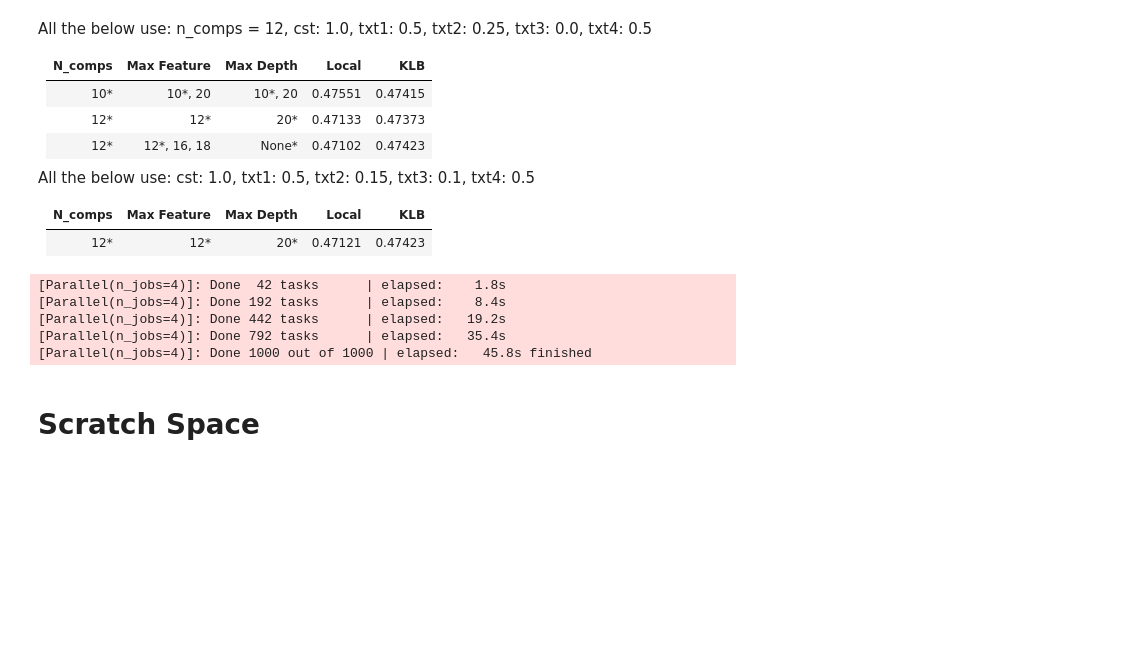
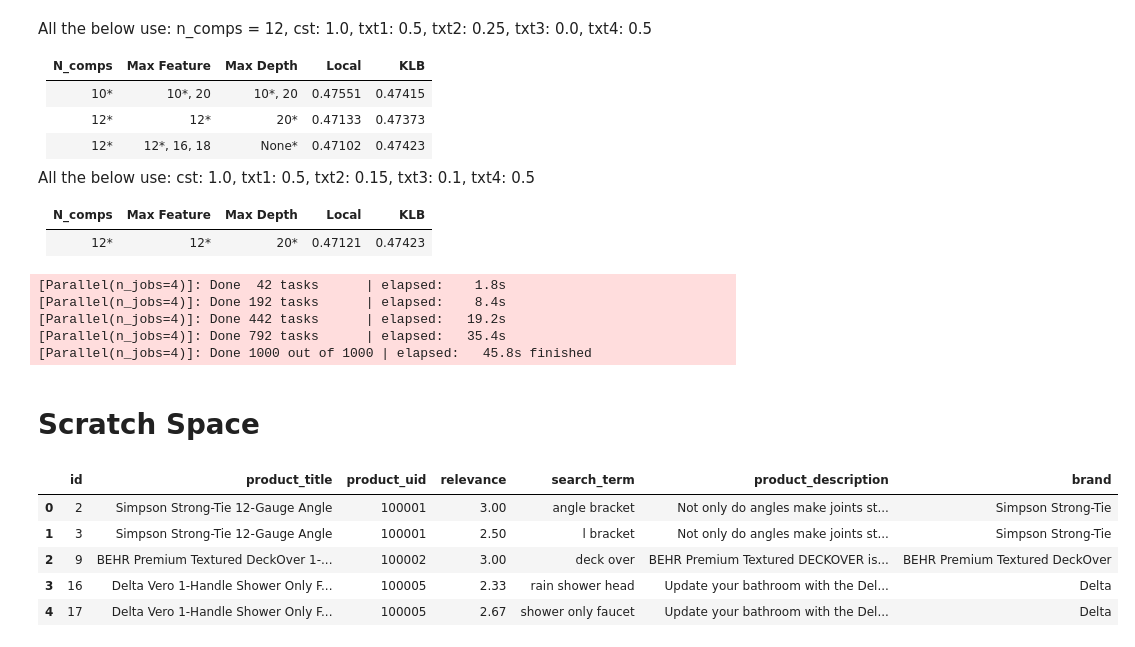
Before and after one commit to abiraja2004/ml_fun, a Jupyter notebook: home_depot/notes.ipynb, the cells around one changed output. Drawn from its saved outputs; the diff is of its cells as text; code cells hidden in the pictures; blank space fills up the shorter version.

```diff
--- a/home_depot/notes.ipynb
+++ b/home_depot/notes.ipynb
@@ -447,3 +424,12 @@ pd.DataFrame({"id": id_test, "relevance": y_pred}).to_csv('submission.csv',index
 [Parallel(n_jobs=4)]: Done 1000 out of 1000 | elapsed:   45.8s finished
 # %% [markdown]
 # Scratch Space
+# %%
+df_all.head()
+# %% [output]
+|  | id | product_title | product_uid | relevance | search_term | product_description | brand |
+| 0 | 2 | Simpson Strong-Tie 12-Gauge Angle | 100001 | 3.00 | angle bracket | Not only do angles make joints st... | Simpson Strong-Tie |
+| 1 | 3 | Simpson Strong-Tie 12-Gauge Angle | 100001 | 2.50 | l bracket | Not only do angles make joints st... | Simpson Strong-Tie |
+| 2 | 9 | BEHR Premium Textured DeckOver 1-... | 100002 | 3.00 | deck over | BEHR Premium Textured DECKOVER is... | BEHR Premium Textured DeckOver |
+| 3 | 16 | Delta Vero 1-Handle Shower Only F... | 100005 | 2.33 | rain shower head | Update your bathroom with the Del... | Delta |
+| 4 | 17 | Delta Vero 1-Handle Shower Only F... | 100005 | 2.67 | shower only faucet | Update your bathroom with the Del... | Delta |
```
Also changed, not shown: parts of 6 cells of this notebook, 25 other files.
